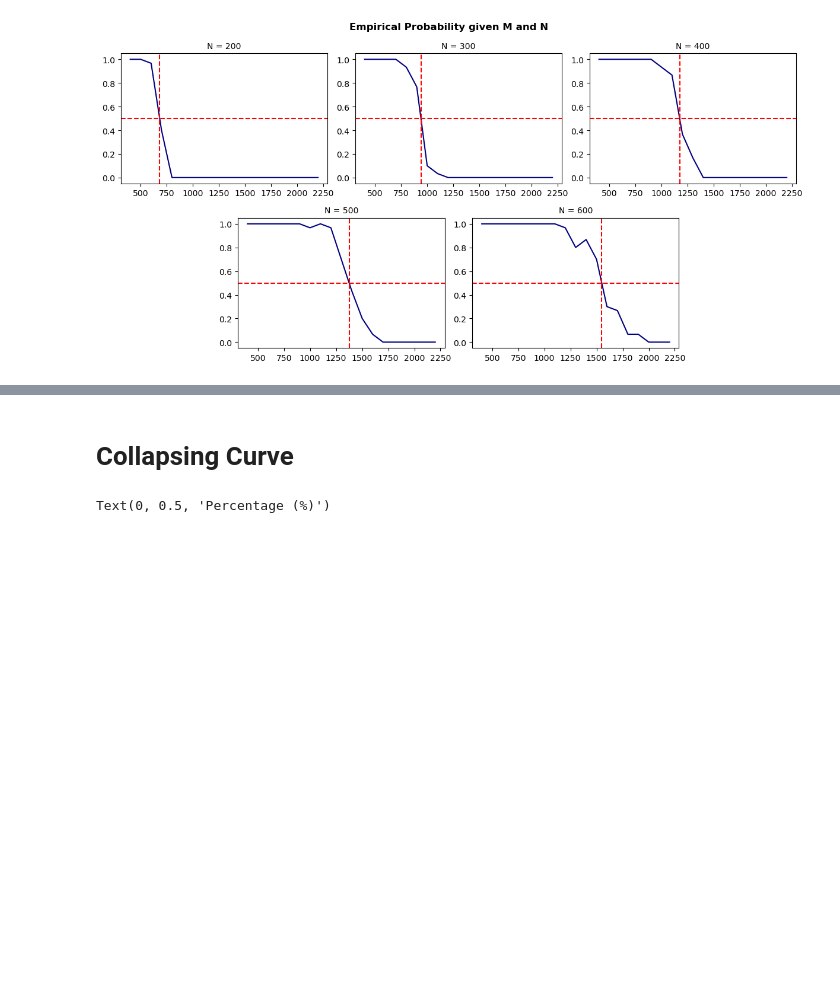
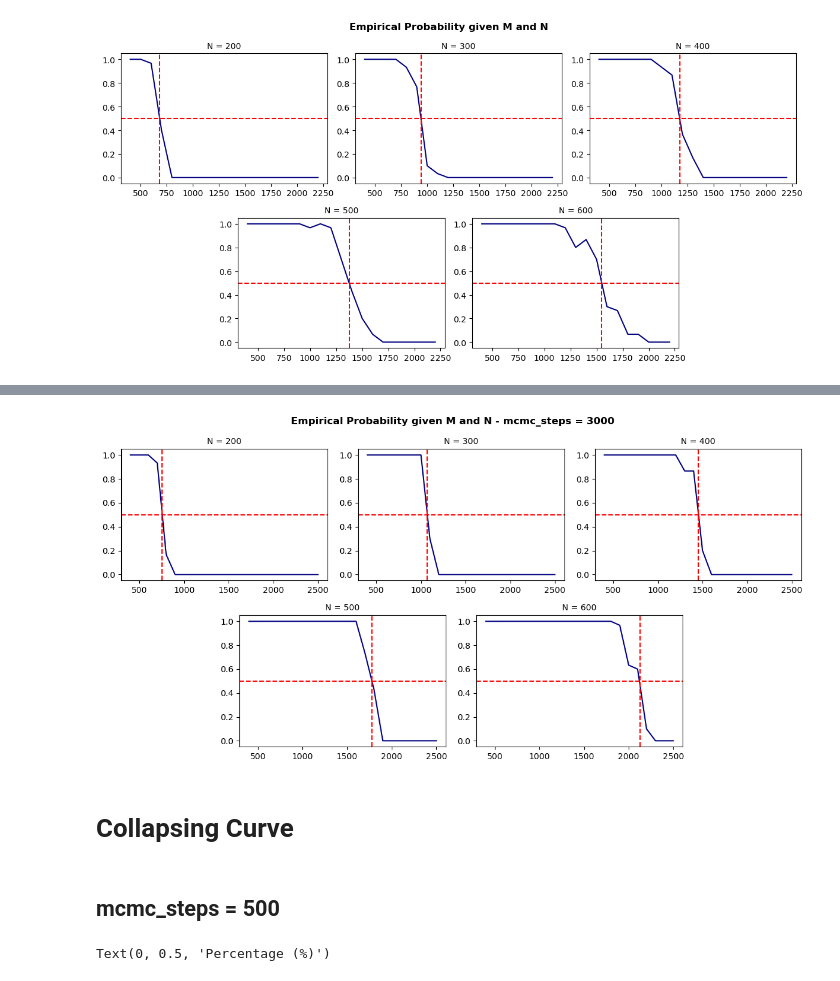
Before and after one commit to vittoriomanfriani/KSAT, a Jupyter notebook: Analysis.ipynb, the cells around one changed output, grey strips where cells are left out. Drawn from its saved outputs; the diff is of its cells as text; code cells hidden in the pictures; blank space fills up the shorter version.

```diff
--- a/Analysis.ipynb
+++ b/Analysis.ipynb
@@ -187,5 +211,65 @@ plt.tight_layout()
+# %%
+M_600 = [1900, 2000, 2100, 2200, 2300]
+percentage_solved_600 = {}
+for m in tqdm(M_600):
+    percentage_solved_600[m] = KSAT_properties.empirical_probability(m, N = 600, mcmc_steps=3000)
+# %%
+# Initialize dataset to store values of P(M, N)
+probabilities = pd.DataFrame(index=np.linspace(400, 2500, 22))
+probabilities['200'] = percentage_solved_200
+probabilities['300'] = percentage_solved_300
+probabilities['400'] = percentage_solved_400
+probabilities['500'] = percentage_solved_500
+probabilities['600'] = percentage_solved_600
+
+# Fill Nans
+probabilities = probabilities.interpolate()
+probabilities = probabilities.fillna(1)
+# %%
+# Create a GridSpec layout for 2 rows and uneven column widths
+fig = plt.figure(figsize=(12, 6))
+gs = GridSpec(2, 6, figure=fig)  # 2 rows, 3 columns
+
+# Create 5 subplots across the GridSpec layout
+ax1 = fig.add_subplot(gs[0, 0:2])
+ax2 = fig.add_subplot(gs[0, 2:4])
+ax3 = fig.add_subplot(gs[0, 4:6])
+ax4 = fig.add_subplot(gs[1, 1:3])
+ax5 = fig.add_subplot(gs[1, 3:5])
+
+ax1.plot(probabilities['200'], color = 'navy')
+ax1.axhline(y = 0.5, linestyle = '--', color = 'red')
+ax1.axvline(x = 750, linestyle = '--', color = 'red')
+ax1.set_title('N = 200', fontsize=10)
+
+ax2.plot(probabilities['300'], color = 'navy')
+ax2.axhline(y = 0.5, linestyle = '--', color = 'red')
+ax2.axvline(x = 1070, linestyle = '--', color = 'red')
+ax2.set_title('N = 300', fontsize=10)
+
+ax3.plot(probabilities['400'], color = 'navy')
+ax3.axhline(y = 0.5, linestyle = '--', color = 'red')
+ax3.axvline(x = 1455, linestyle = '--', color = 'red')
+ax3.set_title('N = 400', fontsize=10)
+
+ax4.plot(probabilities['500'], color = 'navy')
+ax4.axhline(y = 0.5, linestyle = '--', color = 'red')
+ax4.axvline(x = 1775, linestyle = '--', color = 'red')
+ax4.set_title('N = 500', fontsize=10)
+
+ax5.plot(probabilities['600'], color = 'navy')
+ax5.axhline(y = 0.5, linestyle = '--', color = 'red')
+ax5.axvline(x = 2130, linestyle = '--', color = 'red')
+ax5.set_title('N = 600', fontsize=10)
+
+fig.suptitle("Empirical Probability given M and N - mcmc_steps = 3000", fontsize=12, fontweight="bold")
+plt.tight_layout()
+# %% [output]
+[figure, added]
 # %% [markdown]
 # Collapsing Curve
+# %% [markdown]
+## mcmc_steps = 500
 # %%
 # Initialize M_alg from the values found in the graph
 M_alg = {200:670, 300:940, 400:1175, 500:1375, 600:1540}
```
Also changed, not shown: parts of 14 cells of this notebook, 1 other file.
